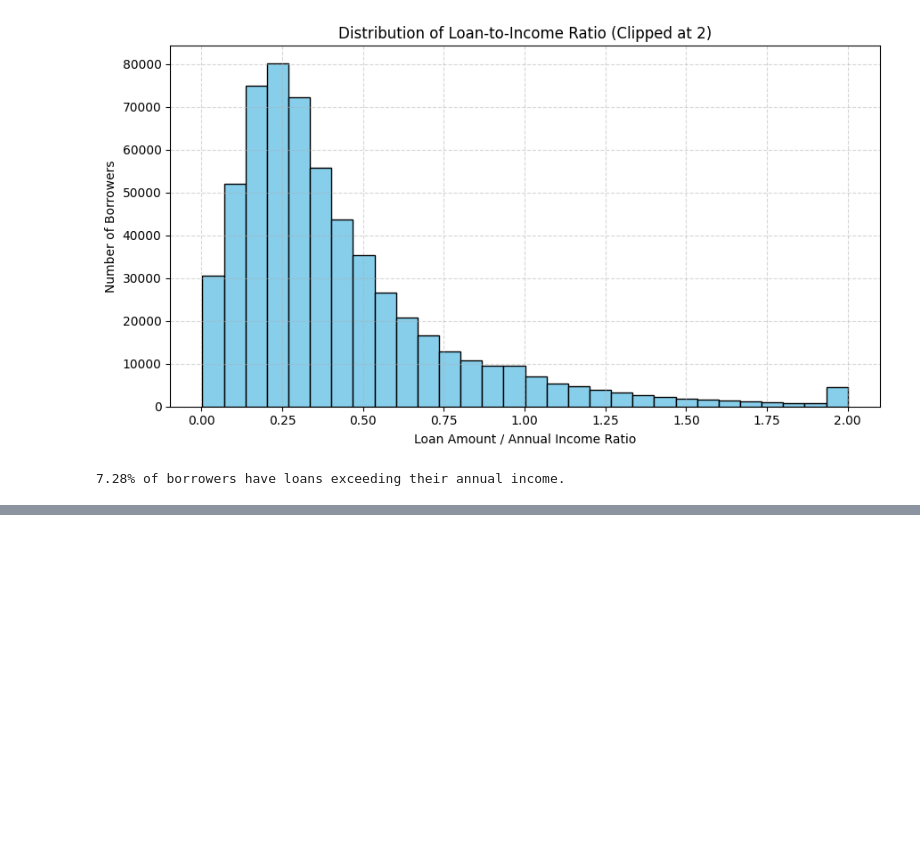
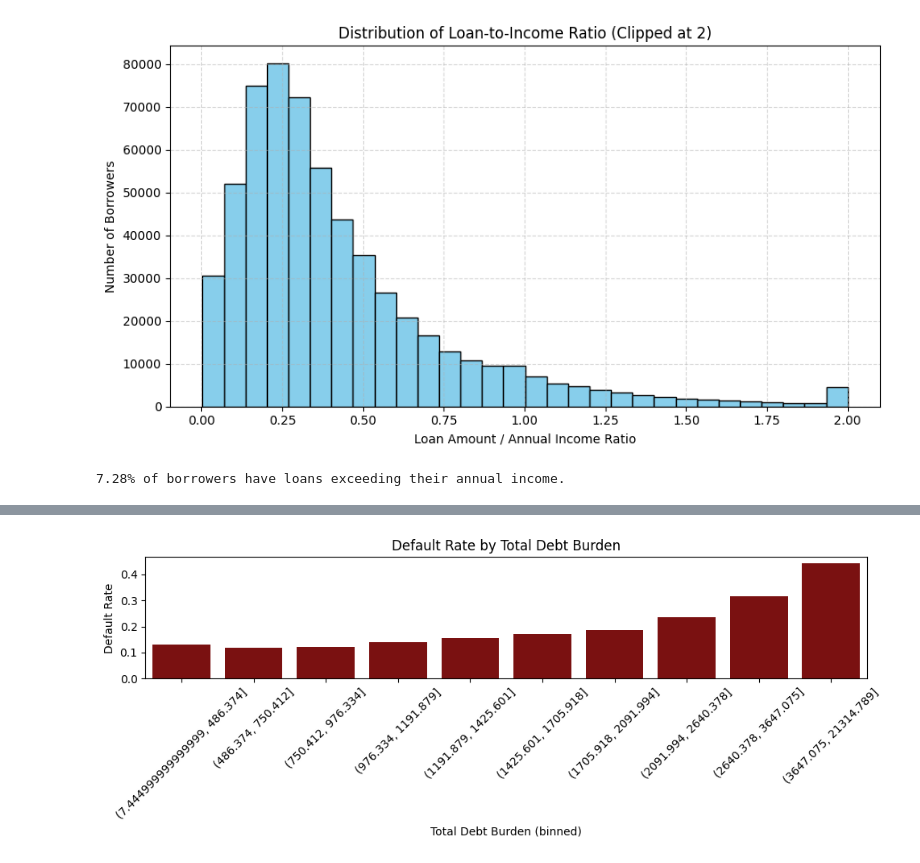
Before and after one commit to Darknight47/Kaggle-Competitions, a Jupyter notebook: Predicting_Loan_Payback/notebooks/data_understanding.ipynb, the cells around one changed output, grey strips where cells are left out. Saved outputs shown, nothing was run; the diff lists cells and outputs as text; code cells hidden in the pictures; blank space fills up the shorter version.

```diff
--- a/Predicting_Loan_Payback/notebooks/data_understanding.ipynb
+++ b/Predicting_Loan_Payback/notebooks/data_understanding.ipynb
@@ -271,0 +323,17 @@ print(f"{high_ratio_pct:.2%} of borrowers have loans exceeding their annual inco
+# %%
+default_rate = (
+    df.groupby('burden_bin')['loan_paid_back']
+    .apply(lambda x: (x == 0).mean())
+    .reset_index(name='default_rate')
+)
+# %%
+plt.figure(figsize=(10,4))
+sns.barplot(data=default_rate, x='burden_bin', y='default_rate', color='darkred')
+plt.title('Default Rate by Total Debt Burden')
+plt.xlabel('Total Debt Burden (binned)')
+plt.ylabel('Default Rate')
+plt.xticks(rotation=45)
+plt.tight_layout()
+plt.show()
+# %% [output]
+[figure, added]
```
Also changed, not shown: parts of 20 cells of this notebook, 3 other files.
